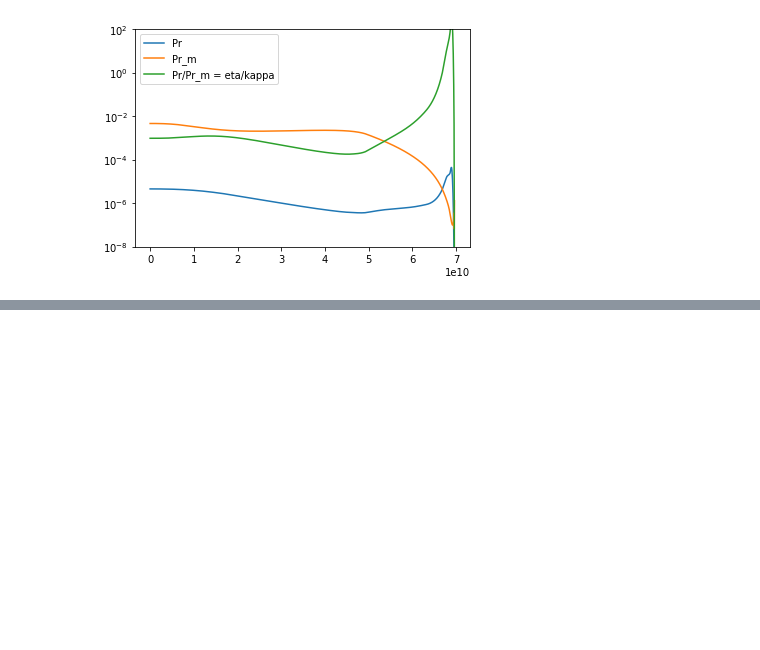
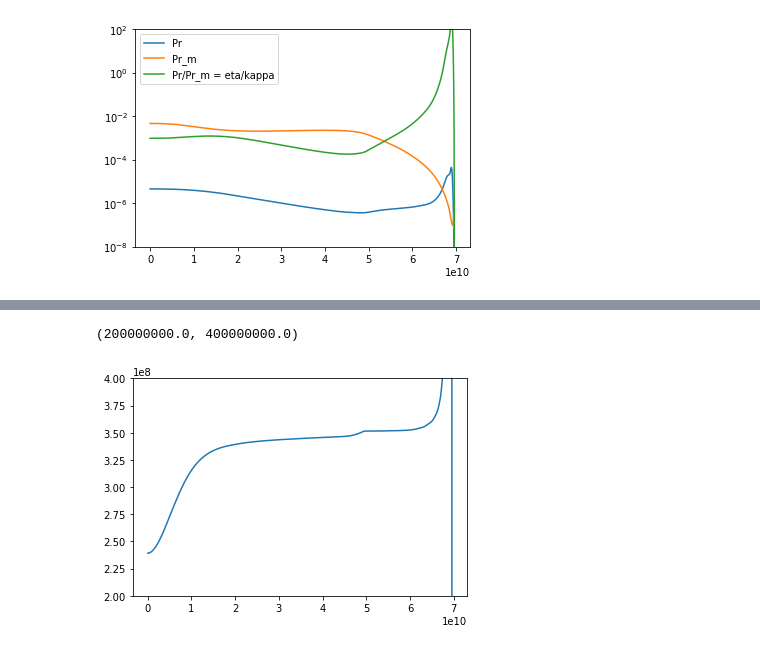
Before and after one commit to illorenzo7/Research_Notes, a Jupyter notebook: Model_S/Diffusions.ipynb, the cells around one changed output, grey strips where cells are left out. Drawn from its saved outputs; the diff is of its cells as text; code cells hidden in the pictures; blank space fills up the shorter version.

```diff
--- a/Model_S/Diffusions.ipynb
+++ b/Model_S/Diffusions.ipynb
@@ -60,0 +65,7 @@ ircz = np.argmin(np.abs(rr-5e10))
+# %%
+# plot opacity
+plt.plot(di.rr, di.c_p)
+plt.ylim(2e8,4e8)
+# %% [output]
+(200000000.0, 400000000.0)
+[figure, added]
```
Also changed, not shown: parts of 12 cells of this notebook, 3 other files.
